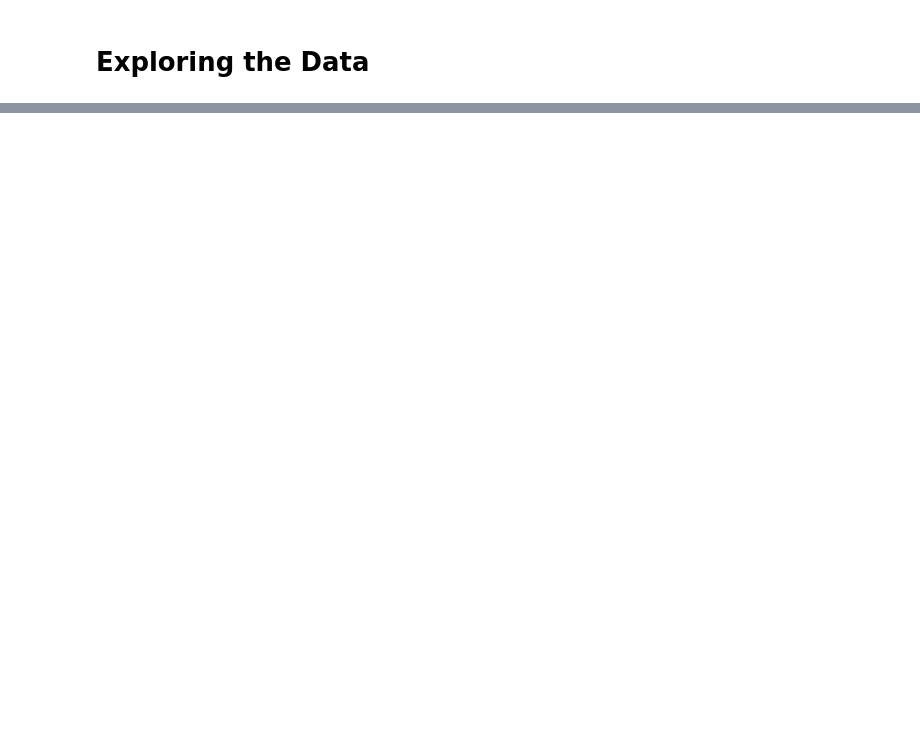
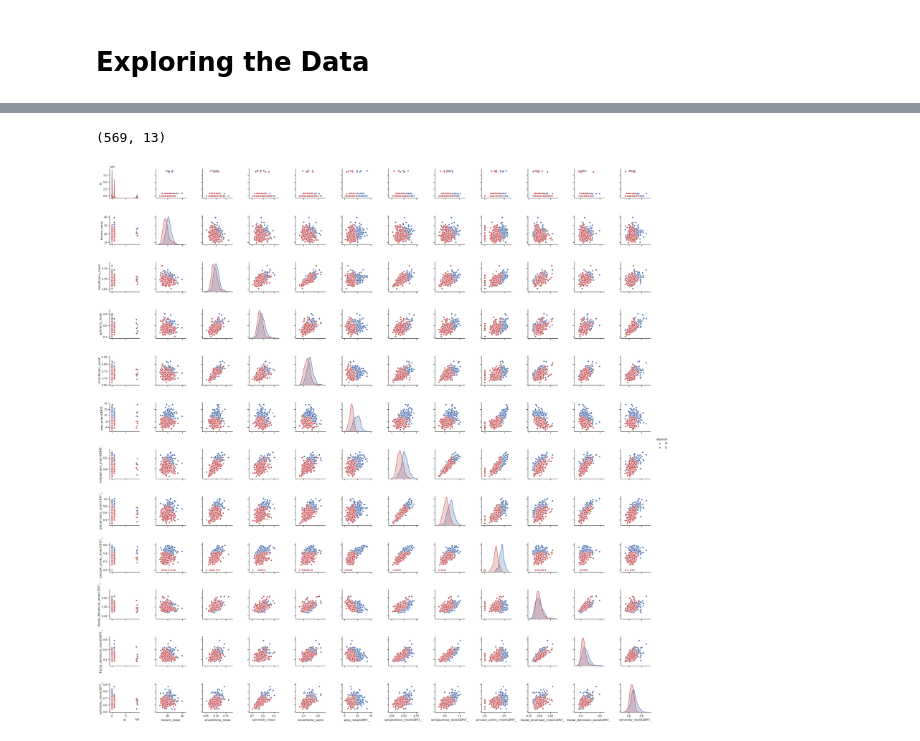
Before and after one commit to laurasuchomska/Breast-Cancer-Project, a Jupyter notebook: Breast_Cancer_workbook.ipynb, the cells around one changed output, grey strips where cells are left out. Saved outputs shown, nothing was run; the diff lists cells and outputs as text; code cells hidden in the pictures; blank space fills up the shorter version.

```diff
--- a/Breast_Cancer_workbook.ipynb
+++ b/Breast_Cancer_workbook.ipynb
@@ -412,0 +476,10 @@ After careful observation of the aboved plotted data, it is possible to argue th
+# %%
+main_df.shape
+# %% [output]
+(569, 13)
+# %%
+sns.set(style="ticks", color_codes=True)
+g = sns.pairplot(main_df, palette = ('b', 'r'), hue="diagnosis", height=2.5)
+plt.show()
+# %% [output]
+[figure, added]
```
Also changed, not shown: parts of 56 cells of this notebook.
